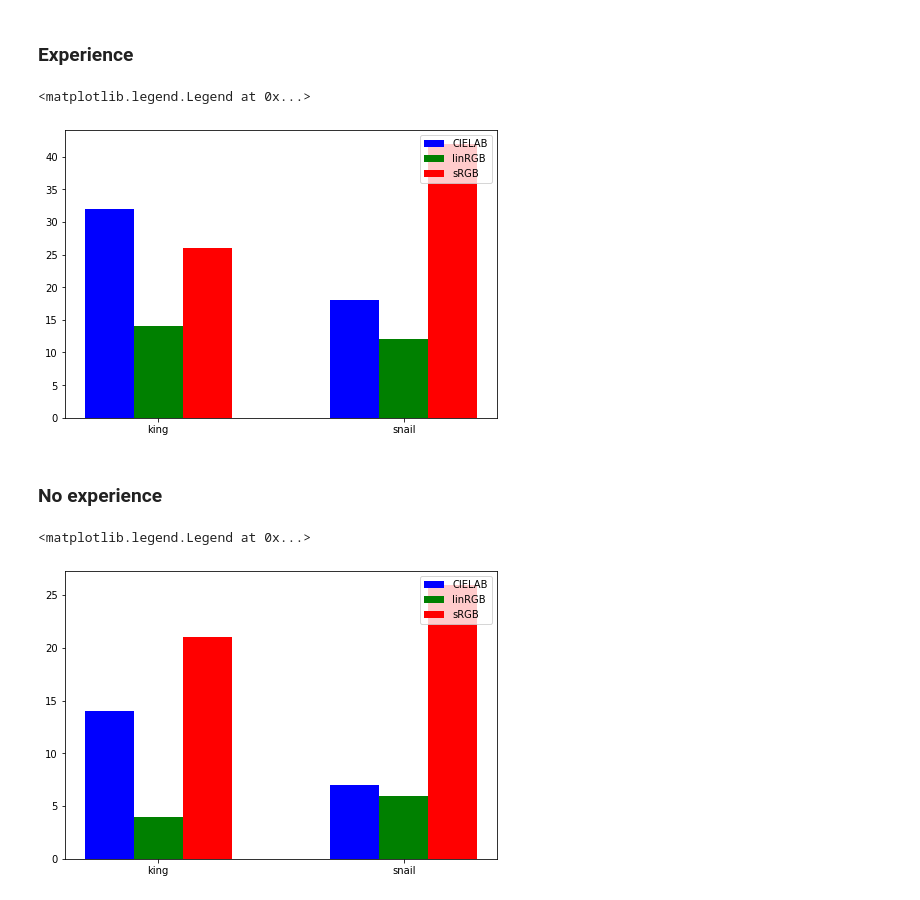
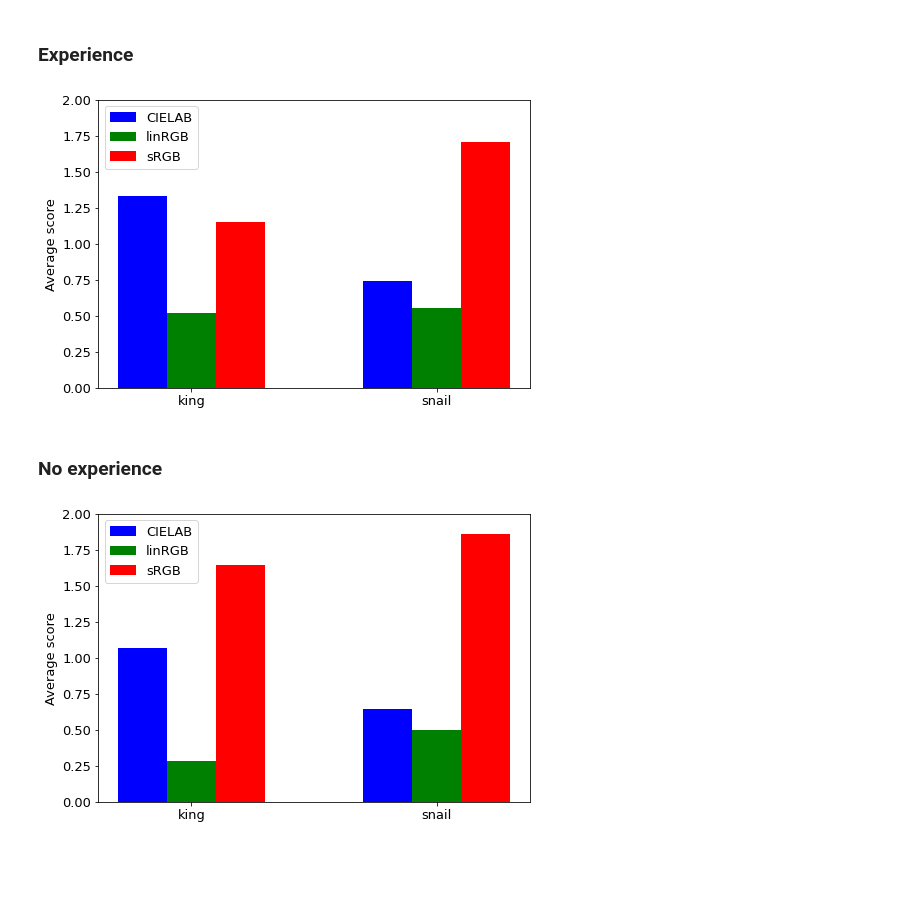
Before and after one commit to pannacotta98/color-interpolation, a Jupyter notebook: subjective-analysis/subj-analysis-test.ipynb, the cells around one changed output. Cells and saved outputs as stored; diff of their text form; code cells hidden in the pictures; blank space fills up the shorter version.

```diff
--- a/subjective-analysis/subj-analysis-test.ipynb
+++ b/subjective-analysis/subj-analysis-test.ipynb
@@ -6,7 +6,7 @@ from io import StringIO
 import matplotlib.pyplot as plt
 import numpy as np
 
-with open("results_april_25.csv") as f:
+with open("results_april_28.csv") as f:
   csv_string = f.read()
 
 # Split the two tables
@@ -166,11 +177,14 @@ ax = fig.add_axes([0,0,1,1])
 xaxis = ['bus','king','mushroom','bird']
 xi = list(range(len(xaxis)))
 plt.xticks(xi,xaxis)
+plt.rc('font', size=13)
 
 
-ax.bar(X - 0.3, bilinear, color = 'b', width = 0.2, align='center', label='bilinear')
-ax.bar(X - 0.10, bicubic, color = 'g', width = 0.2, align='center', label='bicubic')
-ax.bar(X + 0.1, lanczos3, color = 'r', width = 0.2, align='center', label='lanczos3')
-ax.bar(X + 0.3, ogniewski, color = 'y', width = 0.2, align='center', label='Ogniewski')
-ax.legend(loc='upper right')
+ax.bar(X - 0.3, avg_bilinear, color = 'b', width = 0.2, align='center', label='bilinear')
+ax.bar(X - 0.10, avg_bicubic, color = 'g', width = 0.2, align='center', label='bicubic')
+ax.bar(X + 0.1, avg_lanczos3, color = 'r', width = 0.2, align='center', label='lanczos3')
+ax.bar(X + 0.3, avg_ogniewski, color = 'y', width = 0.2, align='center', label='Ogniewski')
+ax.legend(loc='upper left')
+ax.set_ylim(0,3)
+ax.set_ylabel('Average score')
 # %% [output]
@@ -276,6 +281,12 @@ exp_lanczos3.append(exp_interp_bird[1])
 exp_ogniewski.append(exp_interp_bird[2])
 exp_bicubic.append(exp_interp_bird[3])
 
+avg_exp_bilinear = [x / has_exp.shape[0] for x in exp_bilinear]
+avg_exp_bicubic = [x / has_exp.shape[0] for x in exp_bicubic]
+avg_exp_lanczos3 = [x / has_exp.shape[0] for x in exp_lanczos3]
+avg_exp_ogniewski = [x / has_exp.shape[0] for x in exp_ogniewski]
+
+
 
 noexp_interp_data = [noexp_interp_bus,noexp_interp_king,noexp_interp_mushroom]
 noexp_bicubic = []
@@ -295,6 +306,12 @@ noexp_lanczos3.append(noexp_interp_bird[1])
 noexp_ogniewski.append(noexp_interp_bird[2])
 noexp_bicubic.append(noexp_interp_bird[3])
 
+avg_noexp_bilinear = [x / no_exp.shape[0] for x in noexp_bilinear]
+avg_noexp_bicubic = [x / no_exp.shape[0] for x in noexp_bicubic]
+avg_noexp_lanczos3 = [x / no_exp.shape[0] for x in noexp_lanczos3]
+avg_noexp_ogniewski = [x / no_exp.shape[0] for x in noexp_ogniewski]
+
+
 
 exp_color_data = [exp_color_king, exp_color_snail]
 exp_srgb = []
@@ -305,6 +322,10 @@ for x in exp_color_data:
     exp_lab.append(x[0])
     exp_linrgb.append(x[1])
     exp_srgb.append(x[2])
+
+avg_exp_lab = [x / has_exp.shape[0] for x in exp_lab]
+avg_exp_linrgb = [x / has_exp.shape[0] for x in exp_linrgb]
+avg_exp_srgb = [x / has_exp.shape[0] for x in exp_srgb]
 
 
 
@@ -317,6 +338,10 @@ for x in noexp_color_data:
     noexp_lab.append(x[0])
     noexp_linrgb.append(x[1])
     noexp_srgb.append(x[2])
+
+avg_noexp_lab = [x / no_exp.shape[0] for x in noexp_lab]
+avg_noexp_linrgb = [x / no_exp.shape[0] for x in noexp_linrgb]
+avg_noexp_srgb = [x / no_exp.shape[0] for x in noexp_srgb]
 # %% [markdown]
 # Sum of the interpolation data Experience vs no experience
 # %% [markdown]
@@ -364,19 +392,20 @@ ax.legend(loc='upper right')
 # %%
 X = np.arange(2)
 fig = plt.figure()
 ax = fig.add_axes([0,0,1,1])
 xaxis = ['king','snail']
 xi = list(range(len(xaxis)))
 plt.xticks(xi,xaxis)
 
 
-ax.bar(X - 0.2, exp_lab, color = 'b', width = 0.2, align='center', label='CIELAB')
-ax.bar(X - 0.0, exp_linrgb, color = 'g', width = 0.2, align='center', label='linRGB')
-ax.bar(X + 0.2, exp_srgb, color = 'r', width = 0.2, align='center', label='sRGB')
-ax.legend(loc='upper right')
+ax.bar(X - 0.2, avg_exp_lab, color = 'b', width = 0.2, align='center', label='CIELAB')
+ax.bar(X - 0.0, avg_exp_linrgb, color = 'g', width = 0.2, align='center', label='linRGB')
+ax.bar(X + 0.2, avg_exp_srgb, color = 'r', width = 0.2, align='center', label='sRGB')
+ax.legend(loc='upper left')
+ax.set_ylim(0,2)
+ax.set_ylabel('Average score')
 # %% [output]
-<matplotlib.legend.Legend at 0x...>
-[figure, old version]
+[figure, new version]
 # %% [markdown]
 ### No experience
 # %%
@@ -388,10 +417,11 @@ xi = list(range(len(xaxis)))
 plt.xticks(xi,xaxis)
 
 
-ax.bar(X - 0.2, noexp_lab, color = 'b', width = 0.2, align='center', label='CIELAB')
-ax.bar(X - 0.0, noexp_linrgb, color = 'g', width = 0.2, align='center', label='linRGB')
-ax.bar(X + 0.2, noexp_srgb, color = 'r', width = 0.2, align='center', label='sRGB')
-ax.legend(loc='upper right')
+ax.bar(X - 0.2, avg_noexp_lab, color = 'b', width = 0.2, align='center', label='CIELAB')
+ax.bar(X - 0.0, avg_noexp_linrgb, color = 'g', width = 0.2, align='center', label='linRGB')
+ax.bar(X + 0.2, avg_noexp_srgb, color = 'r', width = 0.2, align='center', label='sRGB')
+ax.legend(loc='upper left')
+ax.set_ylim(0,2)
+ax.set_ylabel('Average score')
 # %% [output]
-<matplotlib.legend.Legend at 0x...>
-[figure, old version]
+[figure, new version]
```
Also changed, not shown: parts of 13 cells of this notebook.
